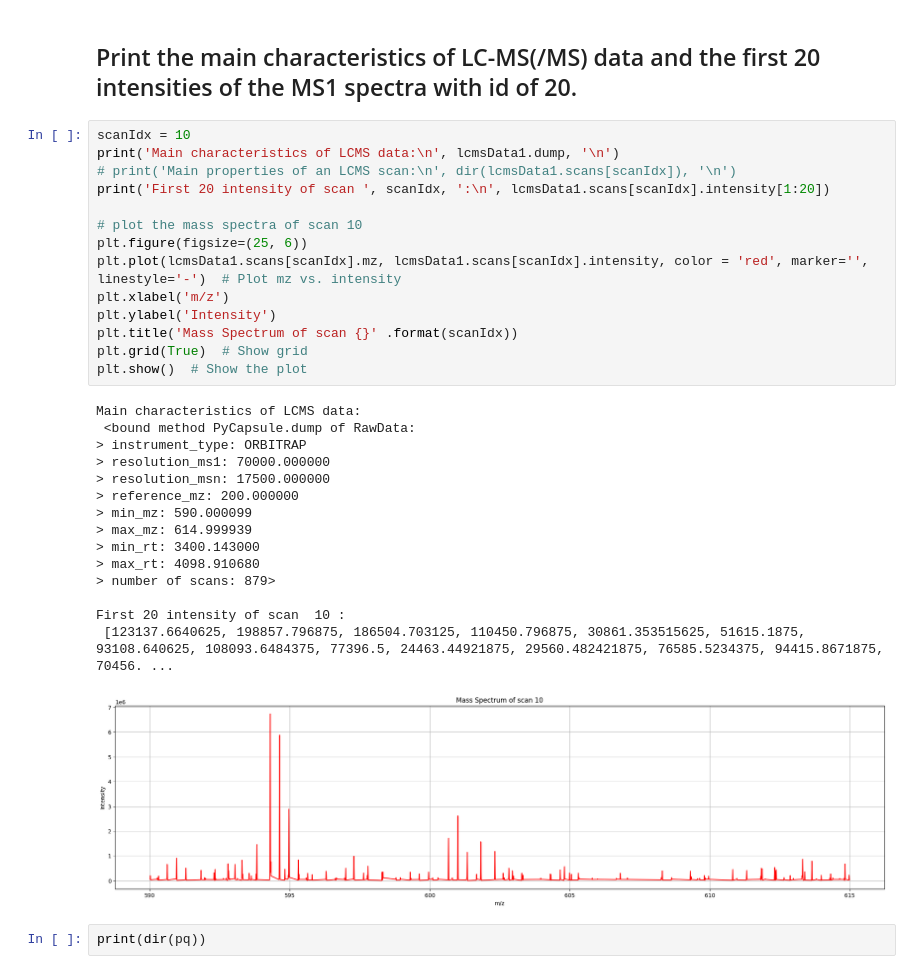
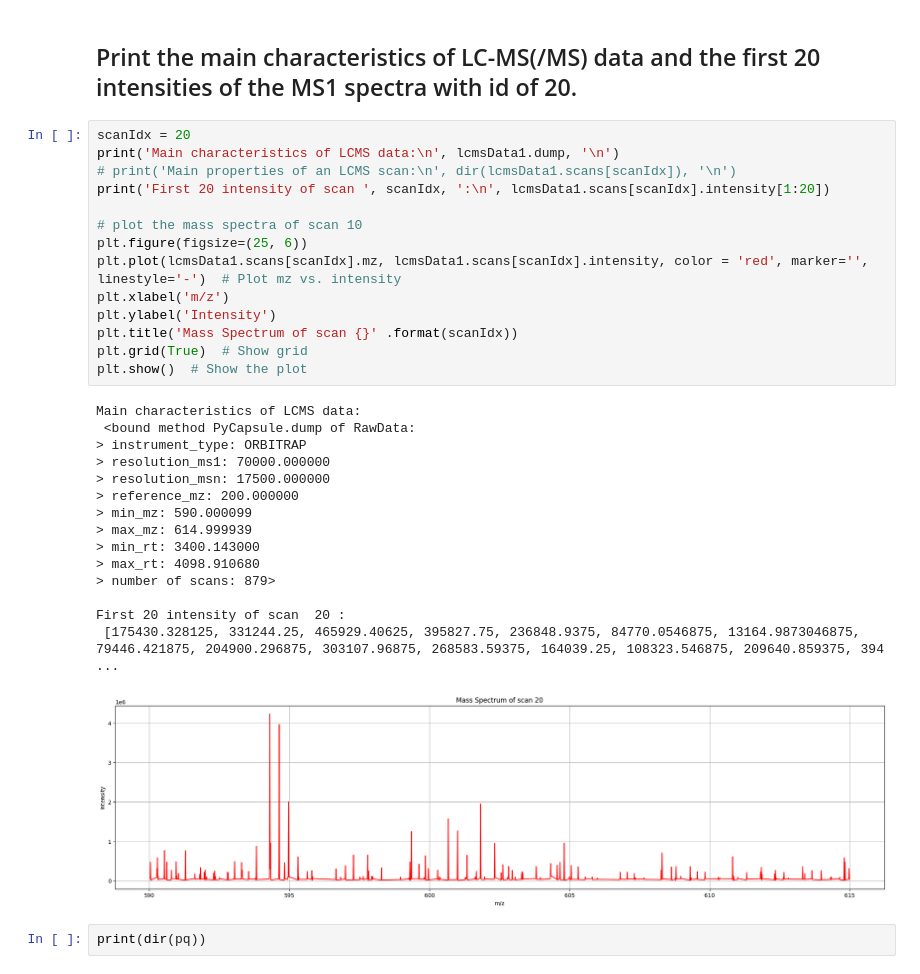
Before and after one commit to PASTAQ-MS/PASTAQ, a Jupyter notebook: examples/pastaqExamples.ipynb, the cells around one changed output. Drawn from its saved outputs; the diff is of its cells as text.

```diff
--- a/examples/pastaqExamples.ipynb
+++ b/examples/pastaqExamples.ipynb
@@ -31,35 +31,35 @@ print(params)
 # %% [markdown]
 ## Print the main characteristics of LC-MS(/MS) data and the first 20 intensities of the MS1 spectra with id of 20.
 # %%
-scanIdx = 10
+scanIdx = 20
 print('Main characteristics of LCMS data:\n', lcmsData1.dump, '\n')
 # print('Main properties of an LCMS scan:\n', dir(lcmsData1.scans[scanIdx]), '\n')
 print('First 20 intensity of scan ', scanIdx, ':\n', lcmsData1.scans[scanIdx].intensity[1:20])
 
 # plot the mass spectra of scan 10
 plt.figure(figsize=(25, 6))
 plt.plot(lcmsData1.scans[scanIdx].mz, lcmsData1.scans[scanIdx].intensity, color = 'red', marker='', linestyle='-')  # Plot mz vs. intensity
 plt.xlabel('m/z')
 plt.ylabel('Intensity')
 plt.title('Mass Spectrum of scan {}' .format(scanIdx))
 plt.grid(True)  # Show grid
 plt.show()  # Show the plot
 # %% [output]
 Main characteristics of LCMS data:
  <bound method PyCapsule.dump of RawData:
 > instrument_type: ORBITRAP
 > resolution_ms1: 70000.000000
 > resolution_msn: 17500.000000
 > reference_mz: 200.000000
 > min_mz: 590.000099
 > max_mz: 614.999939
 > min_rt: 3400.143000
 > max_rt: 4098.910680
 > number of scans: 879>
 
-First 20 intensity of scan  10 :
- [123137.6640625, 198857.796875, 186504.703125, 110450.796875, 30861.353515625, 51615.1875, 93108.640625, 108093.6484375, 77396.5, 24463.44921875, 29560.482421875, 76585.5234375, 94415.8671875, 70456. ...
+First 20 intensity of scan  20 :
+ [175430.328125, 331244.25, 465929.40625, 395827.75, 236848.9375, 84770.0546875, 13164.9873046875, 79446.421875, 204900.296875, 303107.96875, 268583.59375, 164039.25, 108323.546875, 209640.859375, 394 ...
-[figure, old version]
+[figure, new version]
 # %%
 print(dir(pq))
 # %% [output]
```
Also changed, not shown: parts of 4 cells of this notebook, 1 other file.
